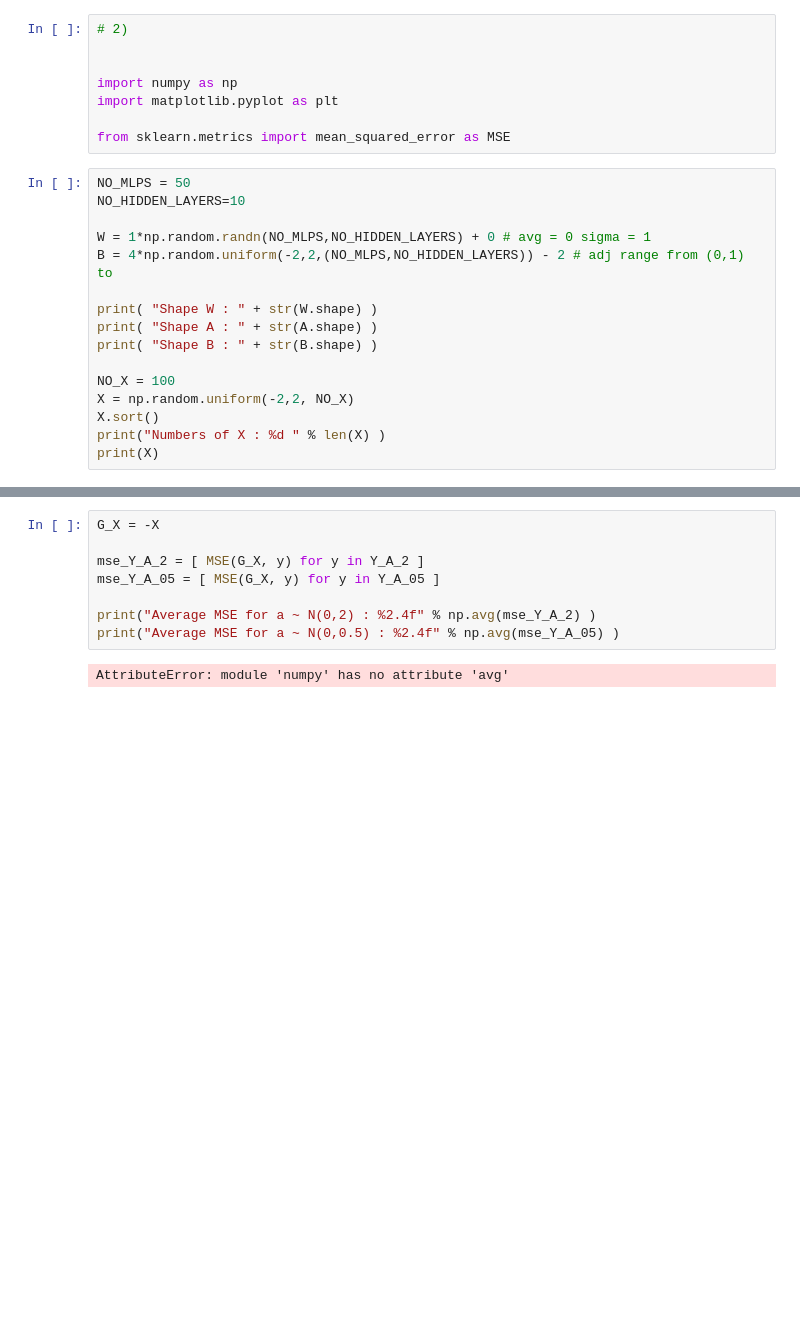
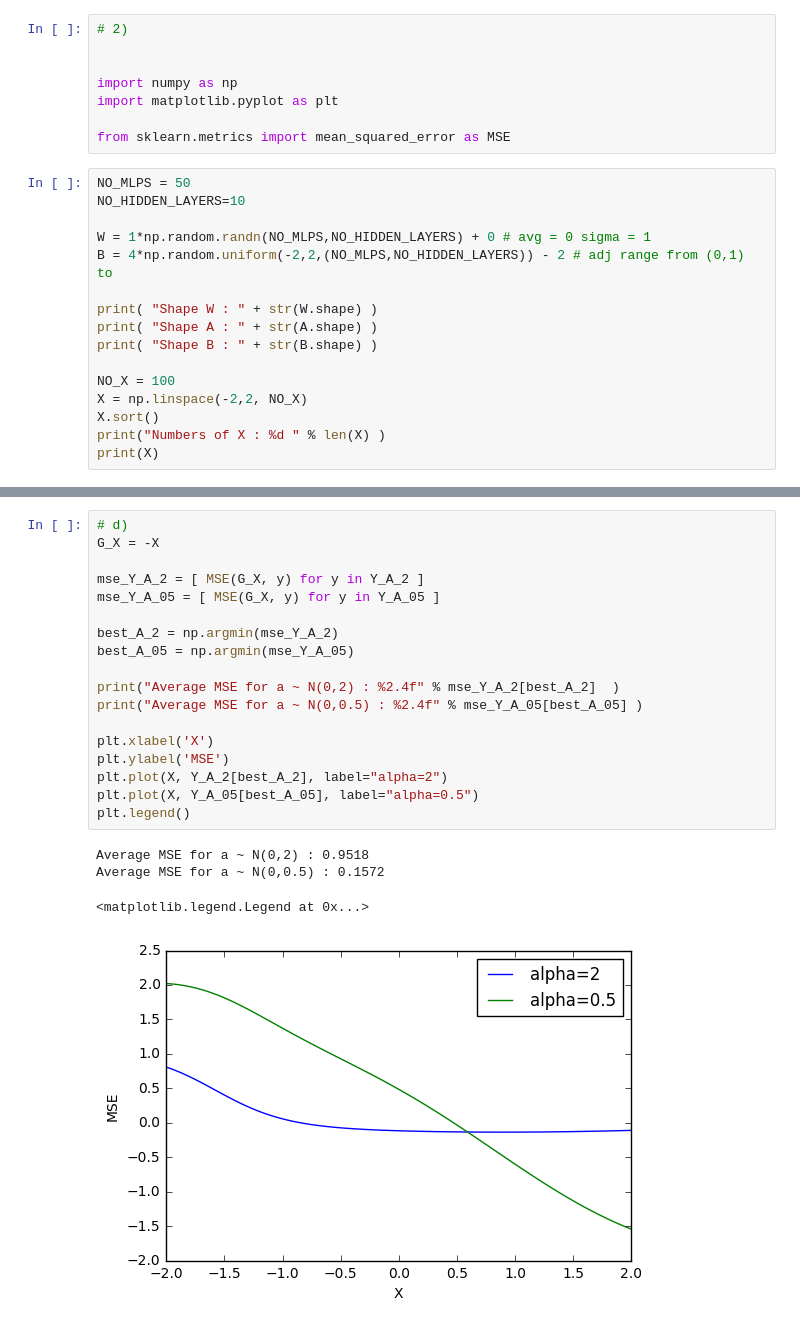
Before and after one commit to p16i/course-machine-intelligence-1, a Jupyter notebook: machine-intelligence-w1-ex2.ipynb, the cells around one changed output, grey strips where cells are left out. Drawn from its saved outputs; the diff is of its cells as text; blank space fills up the shorter version.

```diff
--- a/machine-intelligence-w1-ex2.ipynb
+++ b/machine-intelligence-w1-ex2.ipynb
@@ -22,7 +24,7 @@ print( "Shape A : " + str(A.shape) )
 print( "Shape B : " + str(B.shape) )
 
 NO_X = 100
-X = np.random.uniform(-2,2, NO_X)
+X = np.linspace(-2,2, NO_X)
 X.sort()
 print("Numbers of X : %d " % len(X) )
 print(X)
@@ -71,10 +74,23 @@ Y_A_05 = pred_and_plot(A_05)
 # %%
+# d)
 G_X = -X
 
 mse_Y_A_2 = [ MSE(G_X, y) for y in Y_A_2 ]
 mse_Y_A_05 = [ MSE(G_X, y) for y in Y_A_05 ]
 
-print("Average MSE for a ~ N(0,2) : %2.4f" % np.avg(mse_Y_A_2) )
-print("Average MSE for a ~ N(0,0.5) : %2.4f" % np.avg(mse_Y_A_05) )
+best_A_2 = np.argmin(mse_Y_A_2)
+best_A_05 = np.argmin(mse_Y_A_05)
+
+print("Average MSE for a ~ N(0,2) : %2.4f" % mse_Y_A_2[best_A_2]  )
+print("Average MSE for a ~ N(0,0.5) : %2.4f" % mse_Y_A_05[best_A_05] )
+
+plt.xlabel('X')
+plt.ylabel('MSE')
+plt.plot(X, Y_A_2[best_A_2], label="alpha=2")
+plt.plot(X, Y_A_05[best_A_05], label="alpha=0.5")
+plt.legend()
 # %% [output]
-AttributeError: module 'numpy' has no attribute 'avg'
+Average MSE for a ~ N(0,2) : 0.9518
+Average MSE for a ~ N(0,0.5) : 0.1572
+<matplotlib.legend.Legend at 0x...>
+[figure, added]
```
Also changed, not shown: parts of 5 cells of this notebook, 1 other file.
